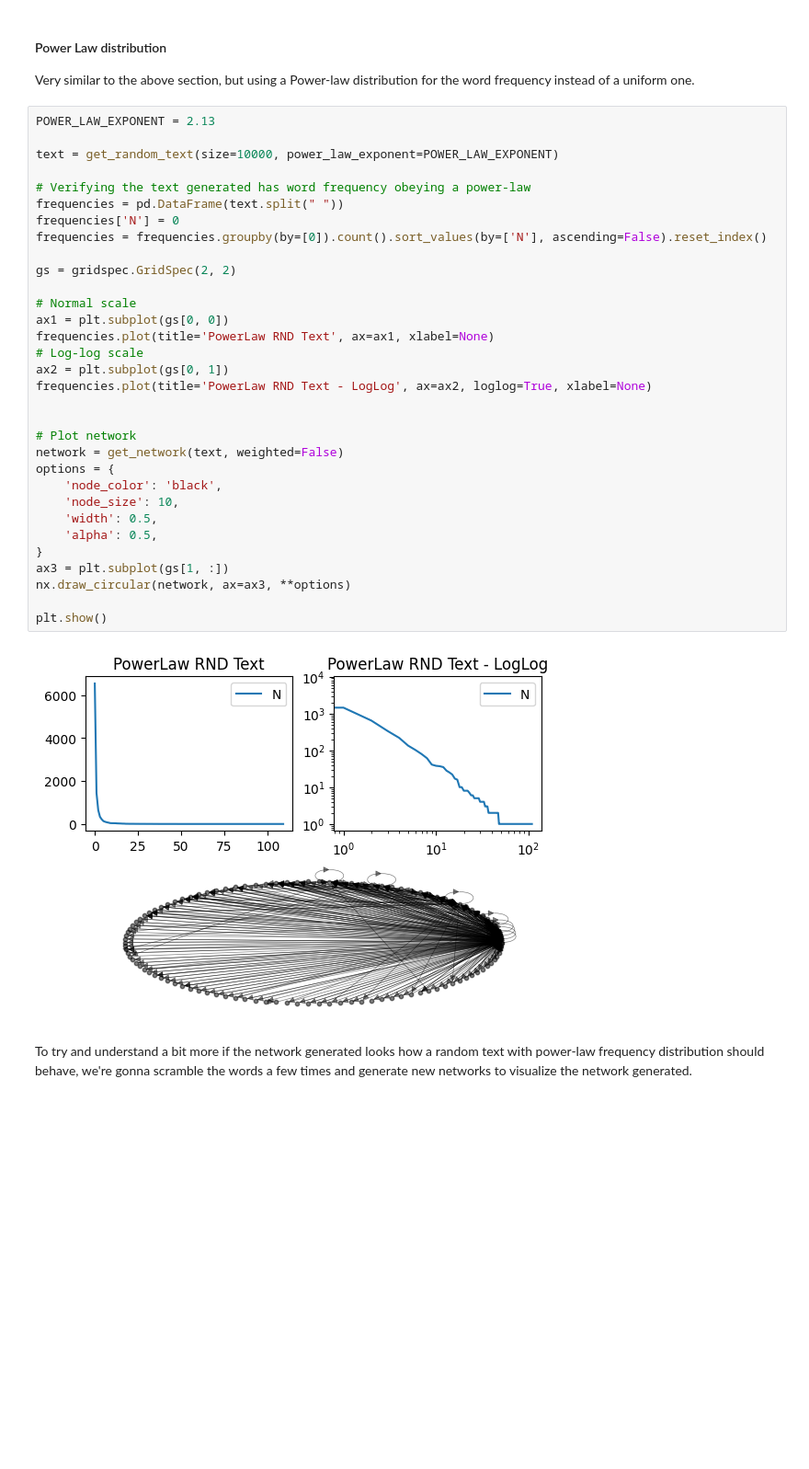
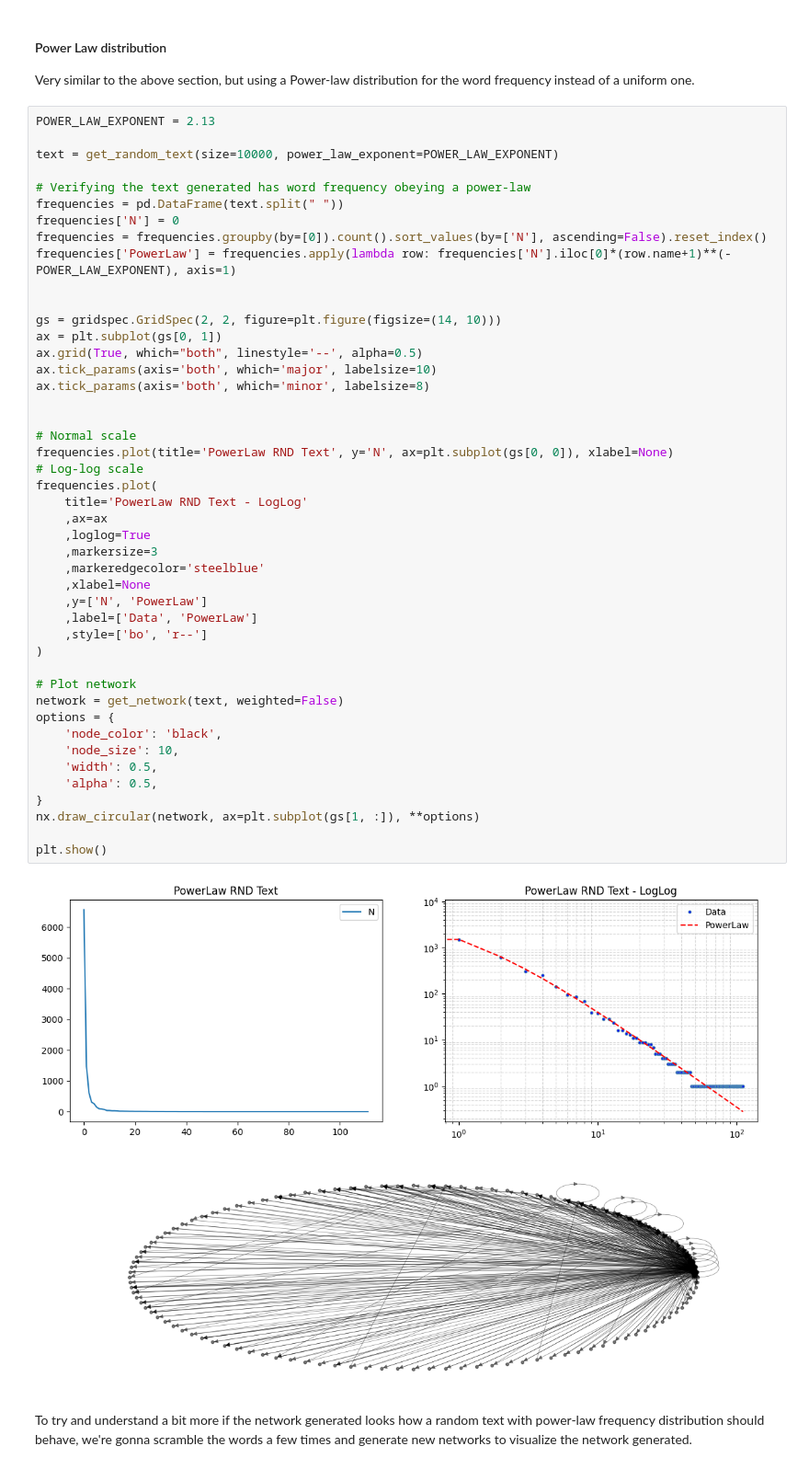
Before and after one commit to haylibi/network_science-word_analysis, a Jupyter notebook: notebook.ipynb, the cells around one changed output. Shown at 92% size. Saved outputs shown, nothing was run; the diff lists cells and outputs as text; blank space fills up the shorter version.

```diff
--- a/notebook.ipynb
+++ b/notebook.ipynb
@@ -296,37 +340,50 @@ Very similar to the above section, but using a Power-law distribution for the wo
 # %%
 POWER_LAW_EXPONENT = 2.13
 
 text = get_random_text(size=10000, power_law_exponent=POWER_LAW_EXPONENT)
 
 # Verifying the text generated has word frequency obeying a power-law
 frequencies = pd.DataFrame(text.split(" "))
 frequencies['N'] = 0
 frequencies = frequencies.groupby(by=[0]).count().sort_values(by=['N'], ascending=False).reset_index()
+frequencies['PowerLaw'] = frequencies.apply(lambda row: frequencies['N'].iloc[0]*(row.name+1)**(-POWER_LAW_EXPONENT), axis=1)
 
-gs = gridspec.GridSpec(2, 2)
+
+gs = gridspec.GridSpec(2, 2, figure=plt.figure(figsize=(14, 10)))
+ax = plt.subplot(gs[0, 1])
+ax.grid(True, which="both", linestyle='--', alpha=0.5)
+ax.tick_params(axis='both', which='major', labelsize=10)
+ax.tick_params(axis='both', which='minor', labelsize=8)
+
 
 # Normal scale
-ax1 = plt.subplot(gs[0, 0])
-frequencies.plot(title='PowerLaw RND Text', ax=ax1, xlabel=None)
+frequencies.plot(title='PowerLaw RND Text', y='N', ax=plt.subplot(gs[0, 0]), xlabel=None)
 # Log-log scale
-ax2 = plt.subplot(gs[0, 1])
-frequencies.plot(title='PowerLaw RND Text - LogLog', ax=ax2, loglog=True, xlabel=None)
-
+frequencies.plot(
+    title='PowerLaw RND Text - LogLog'
+    ,ax=ax
+    ,loglog=True
+    ,markersize=3
+    ,markeredgecolor='steelblue'
+    ,xlabel=None
+    ,y=['N', 'PowerLaw']
+    ,label=['Data', 'PowerLaw']
+    ,style=['bo', 'r--']
+)
 
 # Plot network
 network = get_network(text, weighted=False)
 options = {
     'node_color': 'black',
     'node_size': 10,
     'width': 0.5,
     'alpha': 0.5,
 }
-ax3 = plt.subplot(gs[1, :])
-nx.draw_circular(network, ax=ax3, **options)
+nx.draw_circular(network, ax=plt.subplot(gs[1, :]), **options)
 
 plt.show()
 # %% [output]
-[figure, old version]
+[figure, new version]
 # %% [markdown]
 To try and understand a bit more if the network generated looks how a random text with power-law frequency distribution should behave, we're gonna scramble the words a few times and generate new networks to visualize the network generated.
 # %%
```
Also changed, not shown: parts of 6 cells of this notebook, 1 other file.
